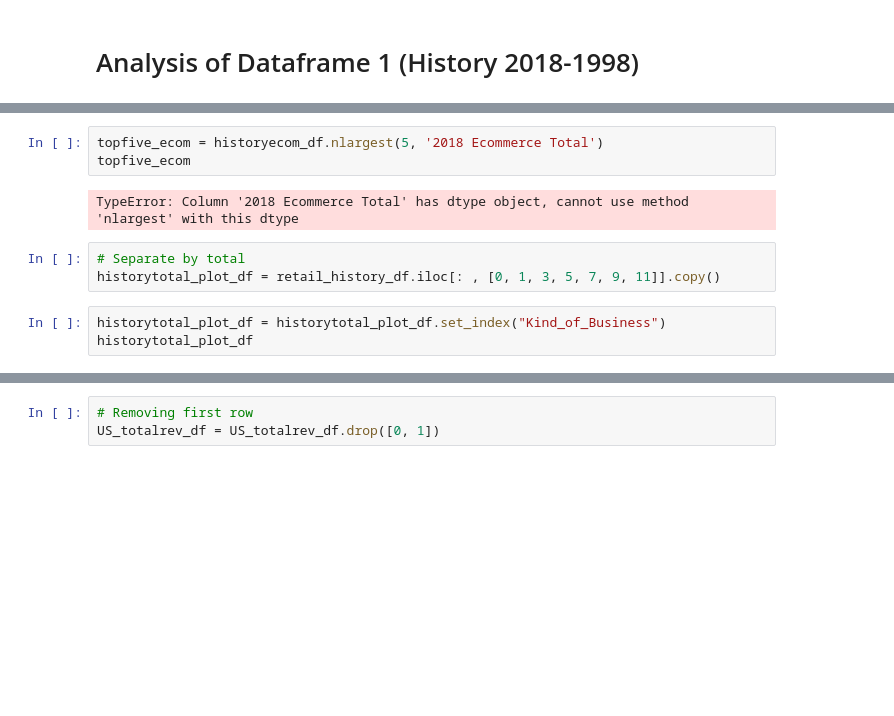
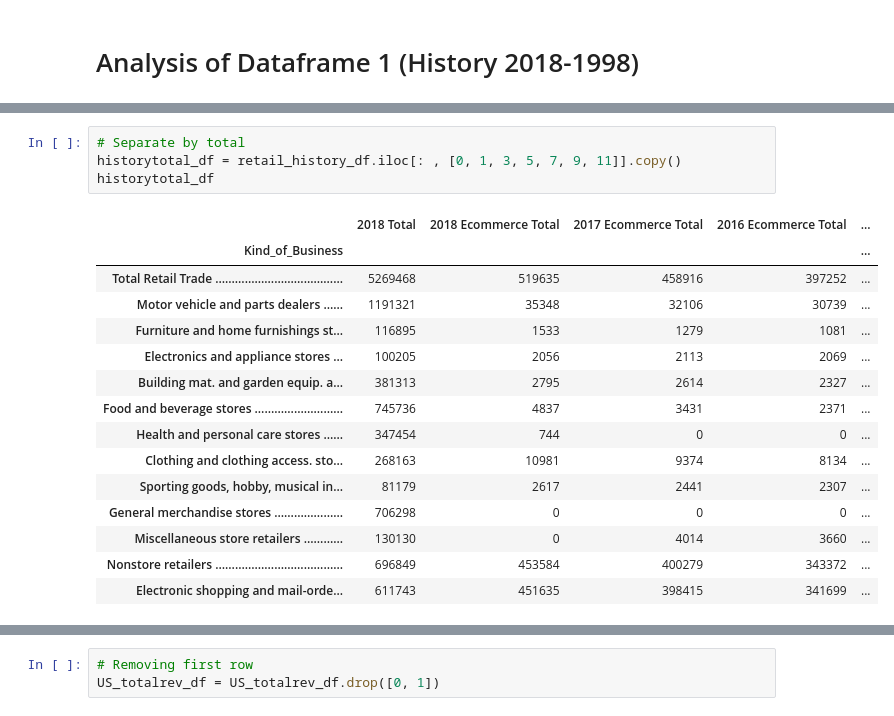
Before and after one commit to Mquinton28/ecommerce_project, a Jupyter notebook: Historical & Overall Data.ipynb, the cells around one changed output, grey strips where cells are left out. Cells and saved outputs as stored; diff of their text form; blank space fills up the shorter version.

```diff
--- a/Historical & Overall Data.ipynb
+++ b/Historical & Overall Data.ipynb
@@ -205,17 +205,26 @@ topfive_ecom
 | Nonstore retailers …………………………...…... | 453584 | 400279 | 343372 | 295888 | ... |
 | Electronic shopping and mail-orde... | 451635 | 398415 | 341699 | 294345 | ... |
 | Motor vehicle and parts dealers …... | 35348 | 32106 | 30739 | 30145 | ... |
-# %%
-topfive_ecom = historyecom_df.nlargest(5, '2018 Ecommerce Total')
-topfive_ecom
-# %% [output]
-TypeError: Column '2018 Ecommerce Total' has dtype object, cannot use method 'nlargest' with this dtype
 # %%
 # Separate by total
-historytotal_plot_df = retail_history_df.iloc[: , [0, 1, 3, 5, 7, 9, 11]].copy()
+historytotal_df = retail_history_df.iloc[: , [0, 1, 3, 5, 7, 9, 11]].copy()
+historytotal_df
+# %% [output]
+|  | 2018 Total | 2018 Ecommerce Total | 2017 Ecommerce Total | 2016 Ecommerce Total | ... |
+| Kind_of_Business |  |  |  |  | ... |
+| Total Retail Trade ………………………...……... | 5269468 | 519635 | 458916 | 397252 | ... |
+| Motor vehicle and parts dealers …... | 1191321 | 35348 | 32106 | 30739 | ... |
+| Furniture and home furnishings st... | 116895 | 1533 | 1279 | 1081 | ... |
+| Electronics and appliance stores ... | 100205 | 2056 | 2113 | 2069 | ... |
+| Building mat. and garden equip. a... | 381313 | 2795 | 2614 | 2327 | ... |
+| Food and beverage stores ……………………... | 745736 | 4837 | 3431 | 2371 | ... |
+| Health and personal care stores …... | 347454 | 744 | 0 | 0 | ... |
+| Clothing and clothing access. sto... | 268163 | 10981 | 9374 | 8134 | ... |
+| Sporting goods, hobby, musical in... | 81179 | 2617 | 2441 | 2307 | ... |
+| General merchandise stores ………………... | 706298 | 0 | 0 | 0 | ... |
+| Miscellaneous store retailers ………... | 130130 | 0 | 4014 | 3660 | ... |
+| Nonstore retailers …………………………...…... | 696849 | 453584 | 400279 | 343372 | ... |
+| Electronic shopping and mail-orde... | 611743 | 451635 | 398415 | 341699 | ... |
-# %%
-historytotal_plot_df = historytotal_plot_df.set_index("Kind_of_Business")
-historytotal_plot_df
 # %%
 # Plot
 year = [2018, 2017, 2016, 2015, 2014, 1998]
```
Also changed, not shown: parts of 25 cells of this notebook, 8 other files.
